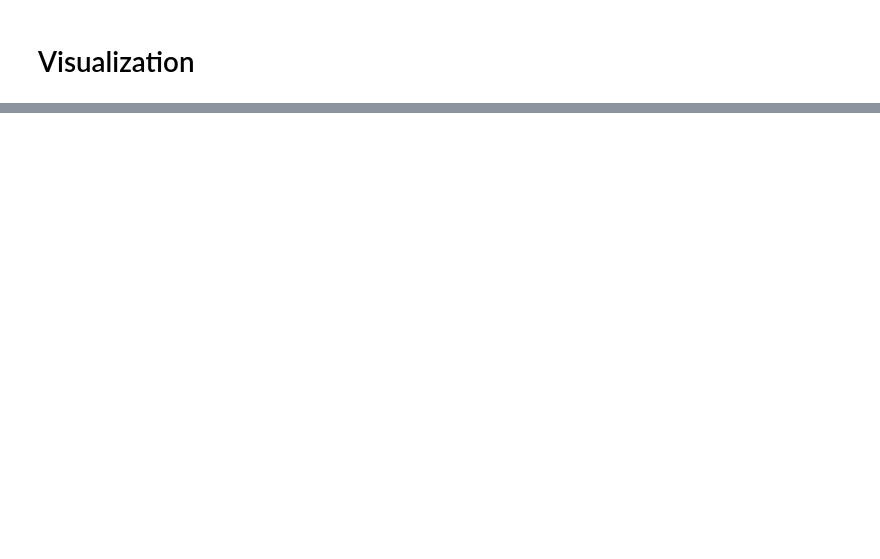
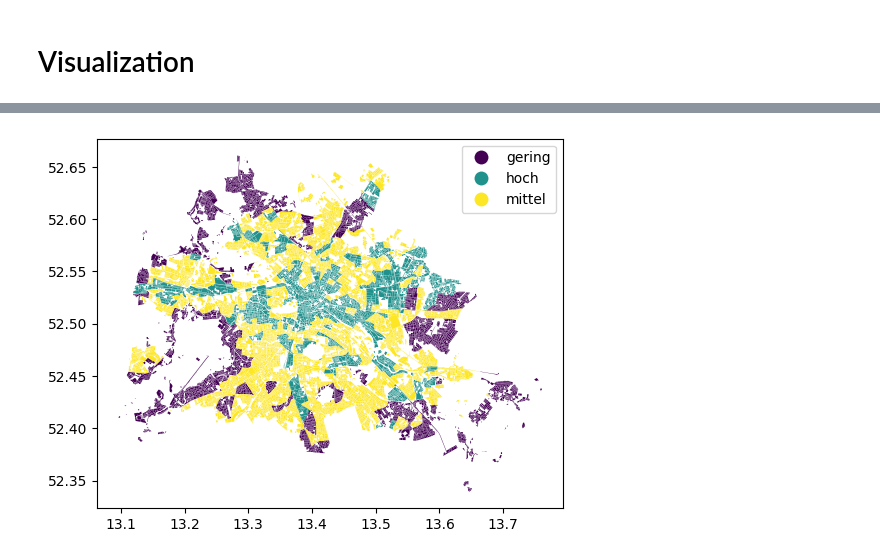
Before and after one commit to margaux-go/green_cities_now_berlin, a Jupyter notebook: notebooks/model.ipynb, the cells around one changed output, grey strips where cells are left out. Drawn from its saved outputs; the diff is of its cells as text; code cells hidden in the pictures; blank space fills up the shorter version.

```diff
--- a/notebooks/model.ipynb
+++ b/notebooks/model.ipynb
@@ -107,0 +142,5 @@ pickle.dump(model, open(model_file, 'wb'))
+# %%
+# plotting thremal stress
+df_vis.plot(column = 'thermal_st', cmap = 'viridis', legend = True);
+# %% [output]
+[figure, added]
```
Also changed, not shown: parts of 11 cells of this notebook, 1 other file.
